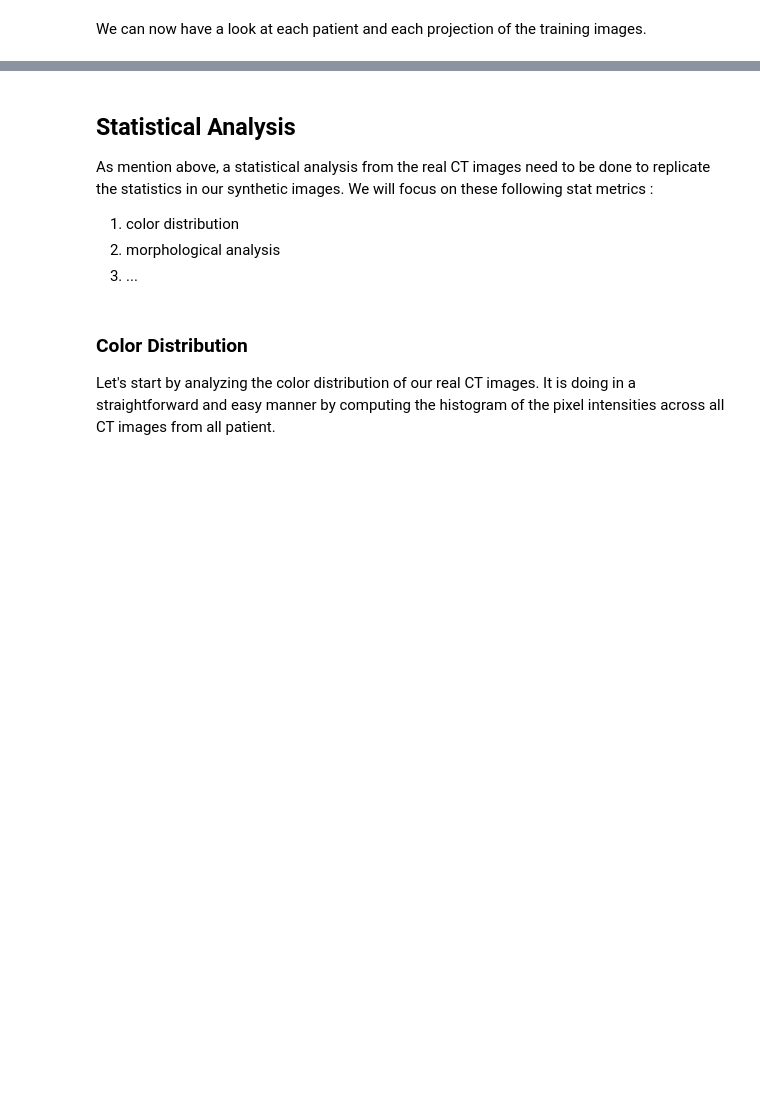
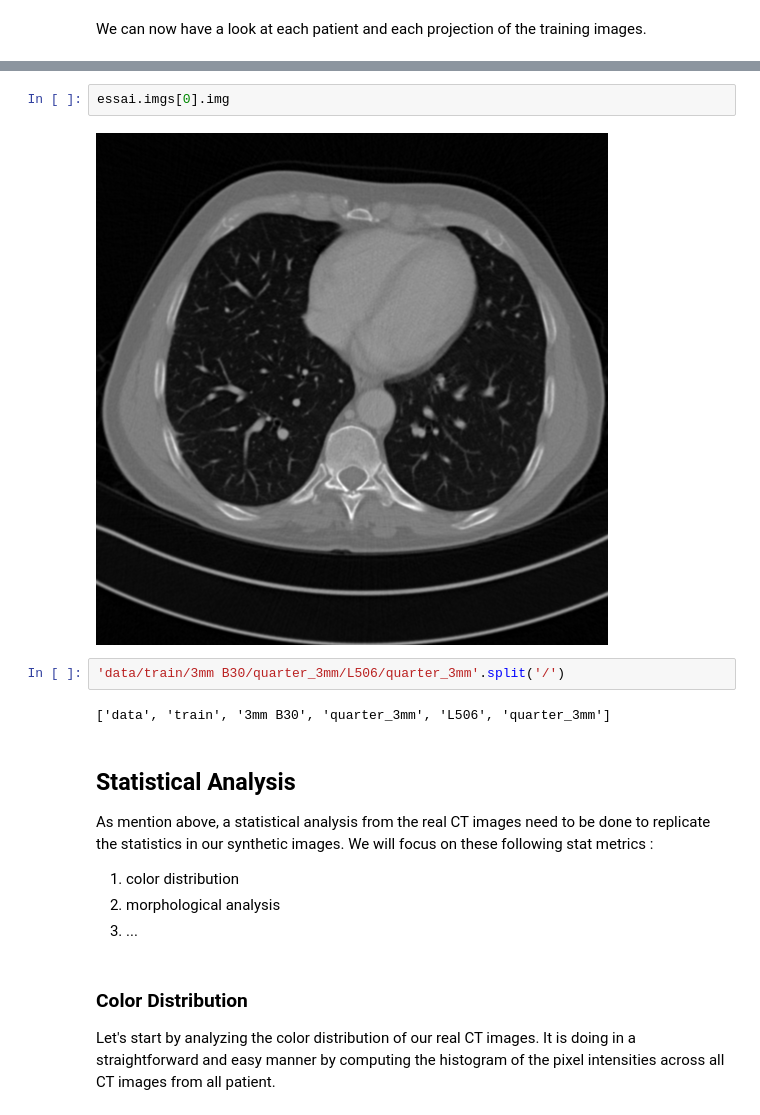
Before and after one commit to paulo-03/research_project_master, a Jupyter notebook: local_files/synthetic_images.ipynb, the cells around one changed output, grey strips where cells are left out. Saved outputs shown, nothing was run; the diff lists cells and outputs as text; blank space fills up the shorter version.

```diff
--- a/local_files/synthetic_images.ipynb
+++ b/local_files/synthetic_images.ipynb
@@ -54,3 +92,11 @@ plt.show()
+# %%
+essai.imgs[0].img
+# %% [output]
+[figure, added]
+# %%
+'data/train/3mm B30/quarter_3mm/L506/quarter_3mm'.split('/')
+# %% [output]
+['data', 'train', '3mm B30', 'quarter_3mm', 'L506', 'quarter_3mm']
 # %% [markdown]
 ## Statistical Analysis
 
```
Also changed, not shown: parts of 7 cells of this notebook, 1 other file.
